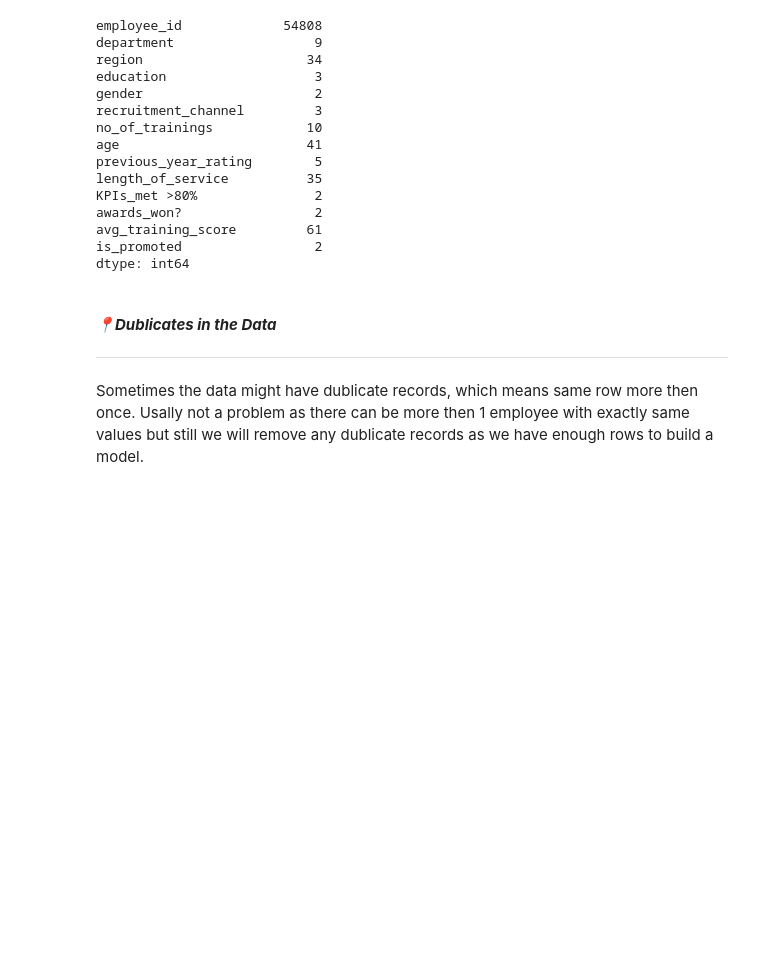
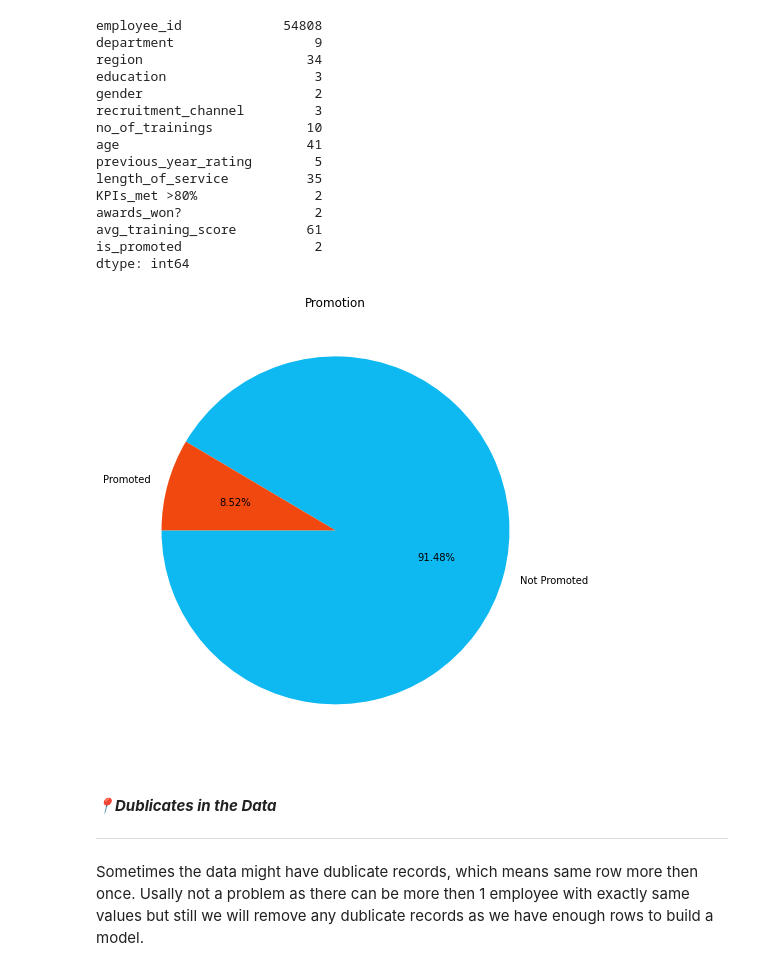
Before and after one commit to shahparth0007/Google_Collab_Files, a Jupyter notebook: HRAnalytics_Assignment3.ipynb, the cells around one changed output. Saved outputs shown, nothing was run; the diff lists cells and outputs as text; code cells hidden in the pictures; blank space fills up the shorter version.

```diff
--- a/HRAnalytics_Assignment3.ipynb
+++ b/HRAnalytics_Assignment3.ipynb
@@ -202,6 +210,16 @@ dtype: int64
 for i in ['KPIs_met >80%','awards_won?']:
     raw_data_train[i] = np.where(raw_data_train[i] == 1, "Y", "N")
     raw_data_validation[i] = np.where(raw_data_validation[i] ==1, "Y" , "N")
+# %%
+fig, ax = plt.subplots(figsize = (8, 8))
+
+ax.pie(raw_data_train.is_promoted.value_counts(), labels = ["Not Promoted", "Promoted"],
+       autopct = '%1.2f%%', startangle = 180, colors = ["#0EB8F1", "#F1480F"])
+
+ax.set_title("Promotion")
+plt.show()
+# %% [output]
+[figure, added]
 # %% [markdown]
 #### ***📍Dublicates in the Data***
 
```
Also changed, not shown: parts of 58 cells of this notebook.
